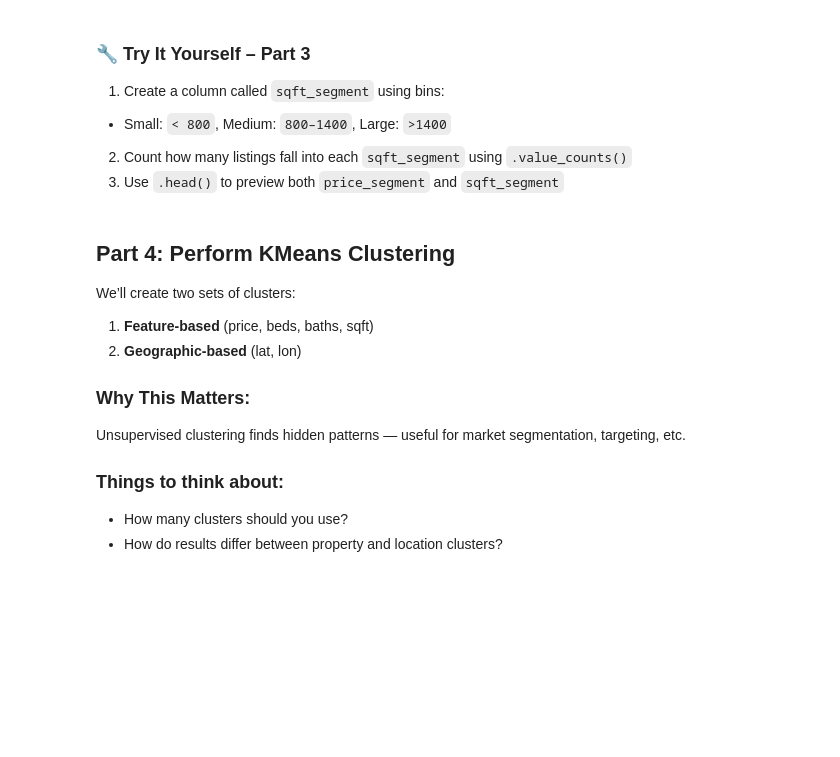
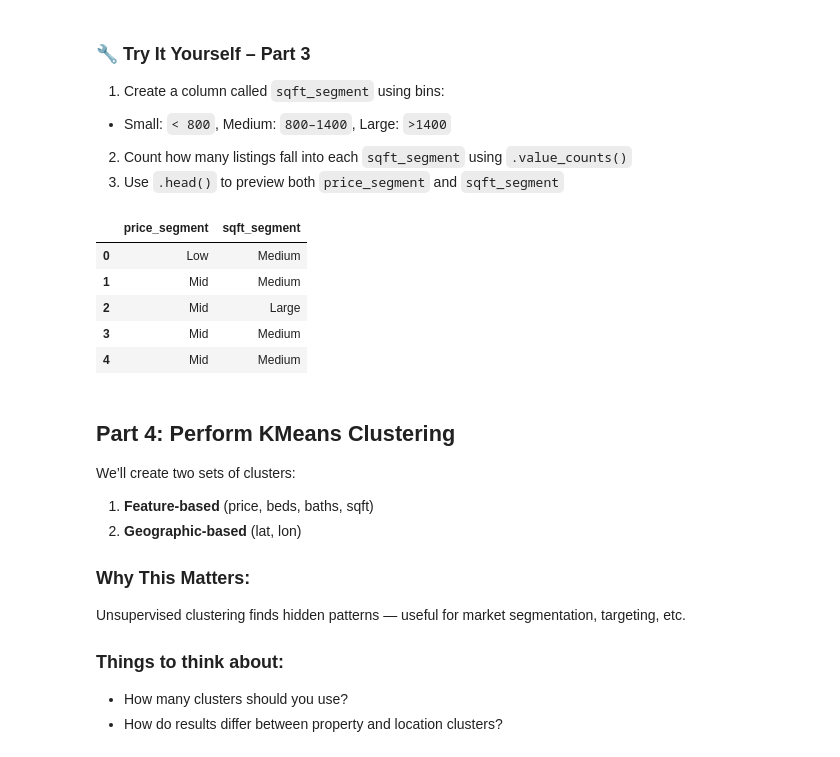
Before and after one commit to u1344368/IS4487, a Jupyter notebook: Labs/lab_09_clustering.ipynb, the cells around one changed output. Cells and saved outputs as stored; diff of their text form; code cells hidden in the pictures; blank space fills up the shorter version.

```diff
--- a/Labs/lab_09_clustering.ipynb
+++ b/Labs/lab_09_clustering.ipynb
@@ -237,3 +234,18 @@ df.sqft_segment.value_counts()
+# %%
+# 🔧 Add code here
+sqrt_bins = [0, 800, 1400, float('inf')]
+sqrt_labels = ['Small', 'Medium', 'Large']
+df['sqft_segment'] = pd.cut(df['sqft'], bins=sqrt_bins, labels=sqrt_labels)
+df['sqft_segment'].value_counts()
+sprice_df = df[['price_segment', 'sqft_segment']]
+sprice_df.head()
+# %% [output]
+|  | price_segment | sqft_segment |
+| 0 | Low | Medium |
+| 1 | Mid | Medium |
+| 2 | Mid | Large |
+| 3 | Mid | Medium |
+| 4 | Mid | Medium |
 # %% [markdown]
 ## Part 4: Perform KMeans Clustering
 
```
Also changed, not shown: parts of 13 cells of this notebook.
